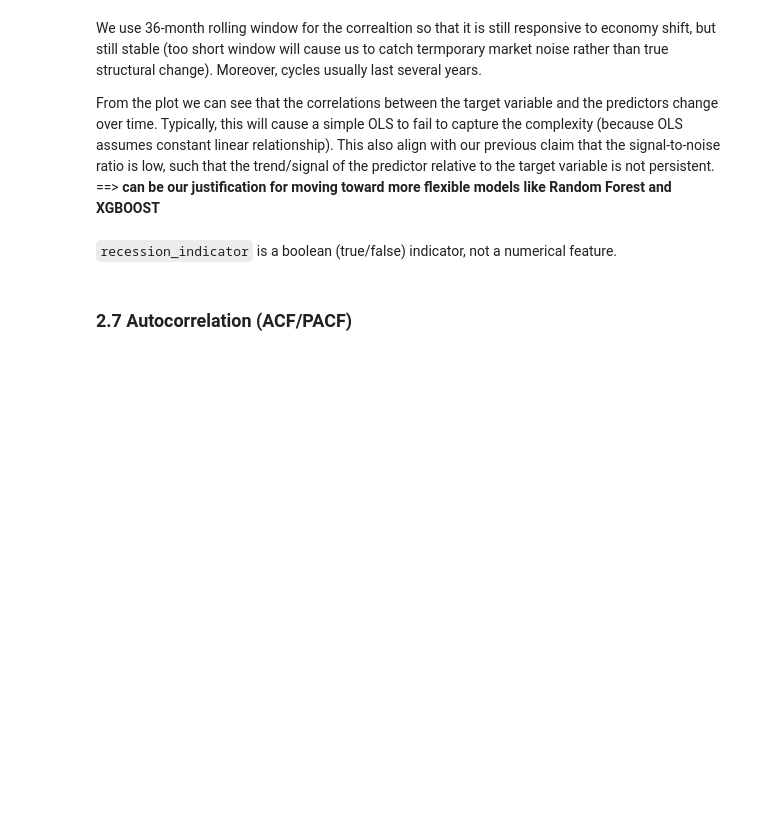
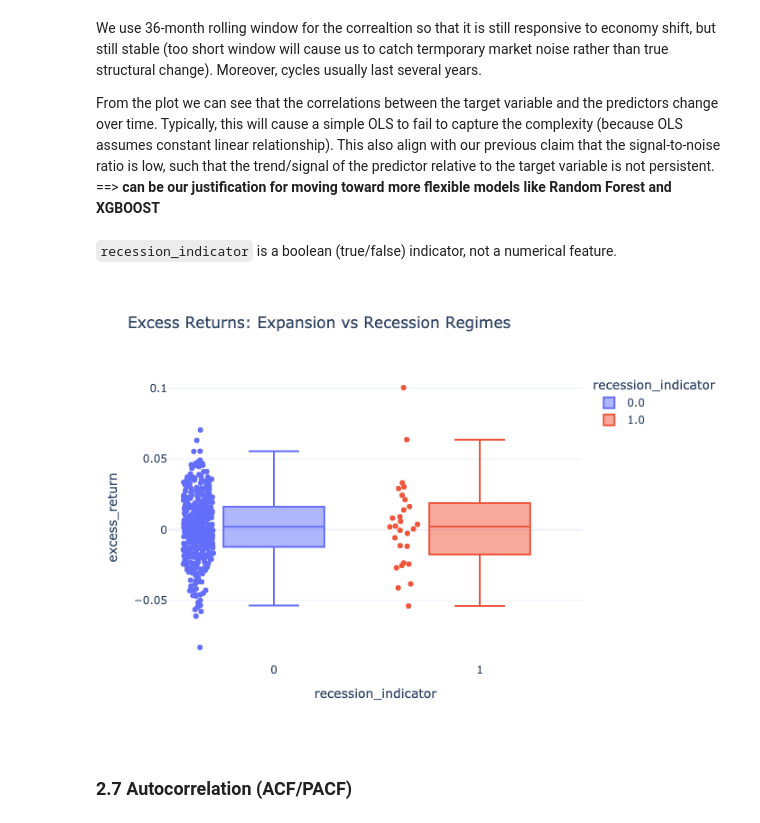
Before and after one commit to nurulputri/Big-Data_US-Treasury-Bonds-Return-Prediction, a Jupyter notebook: US Treasury Bond Return Prediction.ipynb, the cells around one changed output. Cells and saved outputs as stored; diff of their text form; code cells hidden in the pictures; blank space fills up the shorter version.

```diff
--- a/US Treasury Bond Return Prediction.ipynb
+++ b/US Treasury Bond Return Prediction.ipynb
@@ -657,14 +670,16 @@ From the plot we can see that the correlations between the target variable and t
 `recession_indicator` is a boolean (true/false) indicator, not a numerical feature.
 # %%
 # recession check
-fig_box = px.box(
+fig = px.box(
     df_final, x='recession_indicator', y='excess_return',
     color='recession_indicator',
     title="Excess Returns: Expansion vs Recession Regimes",
     points="all",
     template='plotly_white'
 )
-fig_box.show()
+fig.show(renderer="png")
+# %% [output]
+[figure, added]
 # %% [markdown]
 ### 2.7 Autocorrelation (ACF/PACF)
 # %% [markdown]
```
Also changed, not shown: parts of 42 cells of this notebook, 1 other file.
